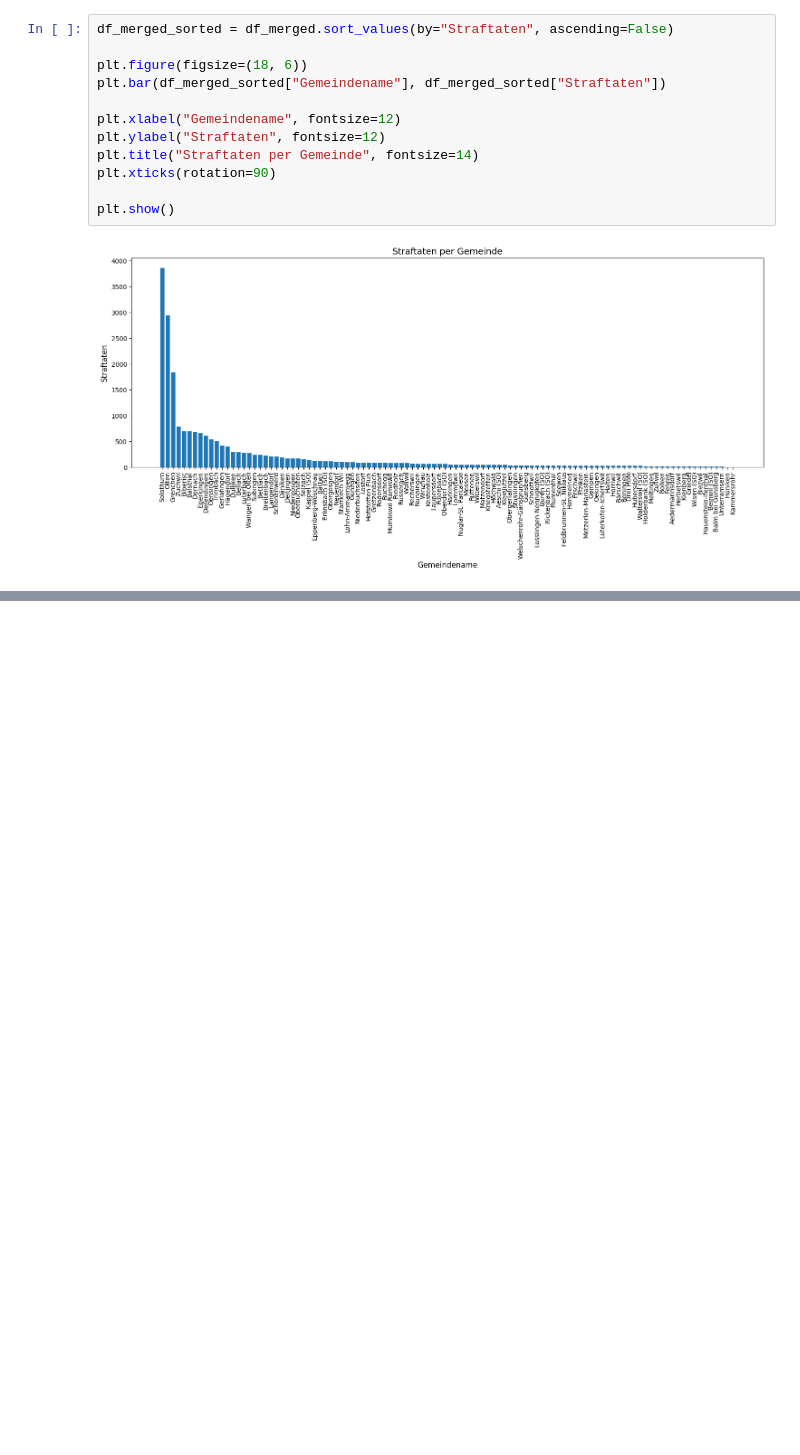
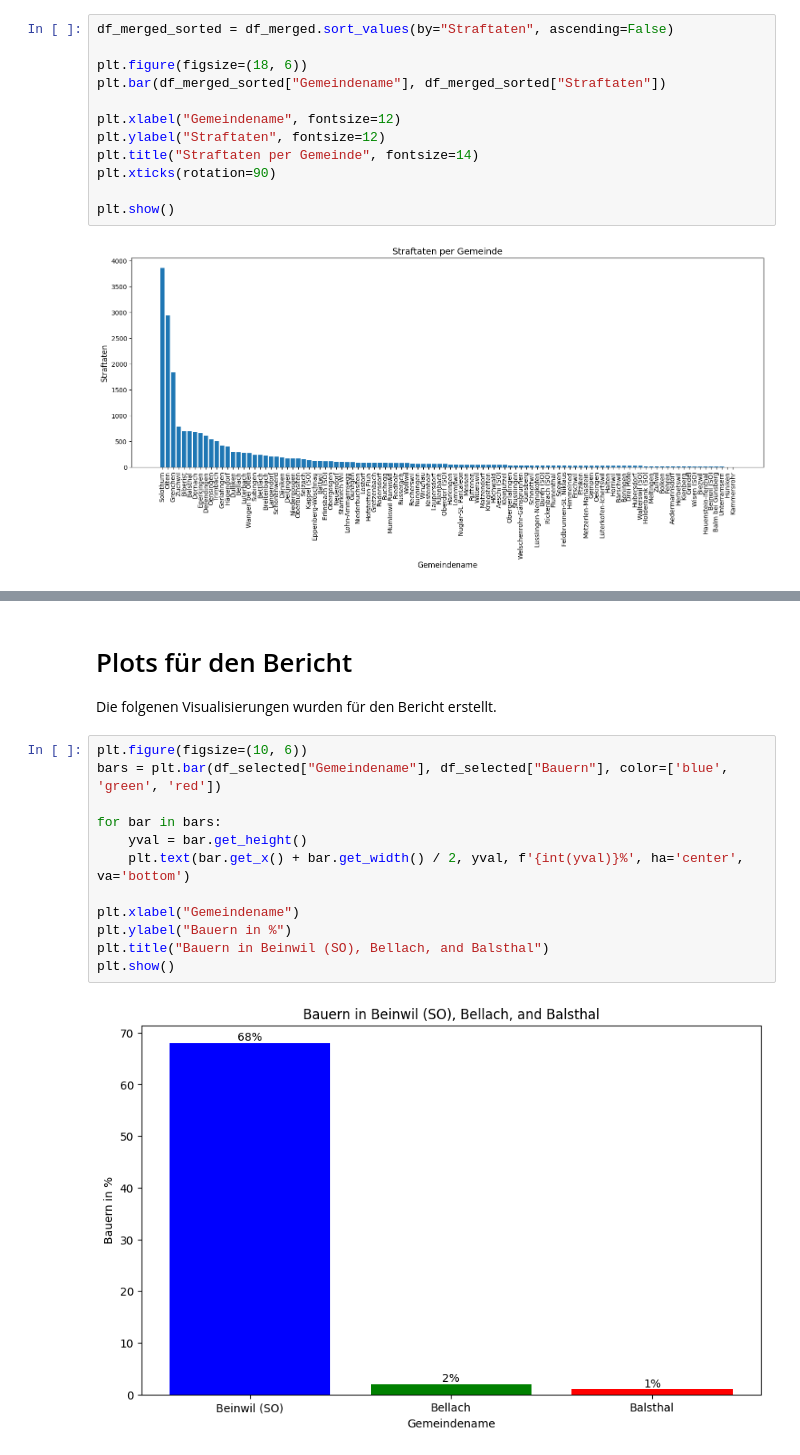
Before and after one commit to benajakuhn/dawrAssignment1, a Jupyter notebook: Assignment1.ipynb, the cells around one changed output, grey strips where cells are left out. Cells and saved outputs as stored; diff of their text form; blank space fills up the shorter version.

```diff
--- a/Assignment1.ipynb
+++ b/Assignment1.ipynb
@@ -352,0 +380,17 @@ plt.show()
+# %% [markdown]
+# Plots für den Bericht
+Die folgenen Visualisierungen wurden für den Bericht erstellt.
+# %%
+plt.figure(figsize=(10, 6))
+bars = plt.bar(df_selected["Gemeindename"], df_selected["Bauern"], color=['blue', 'green', 'red'])
+
+for bar in bars:
+    yval = bar.get_height()
+    plt.text(bar.get_x() + bar.get_width() / 2, yval, f'{int(yval)}%', ha='center', va='bottom')
+
+plt.xlabel("Gemeindename")
+plt.ylabel("Bauern in %")
+plt.title("Bauern in Beinwil (SO), Bellach, and Balsthal")
+plt.show()
+# %% [output]
+[figure, added]
```
Also changed, not shown: parts of 7 cells of this notebook.
